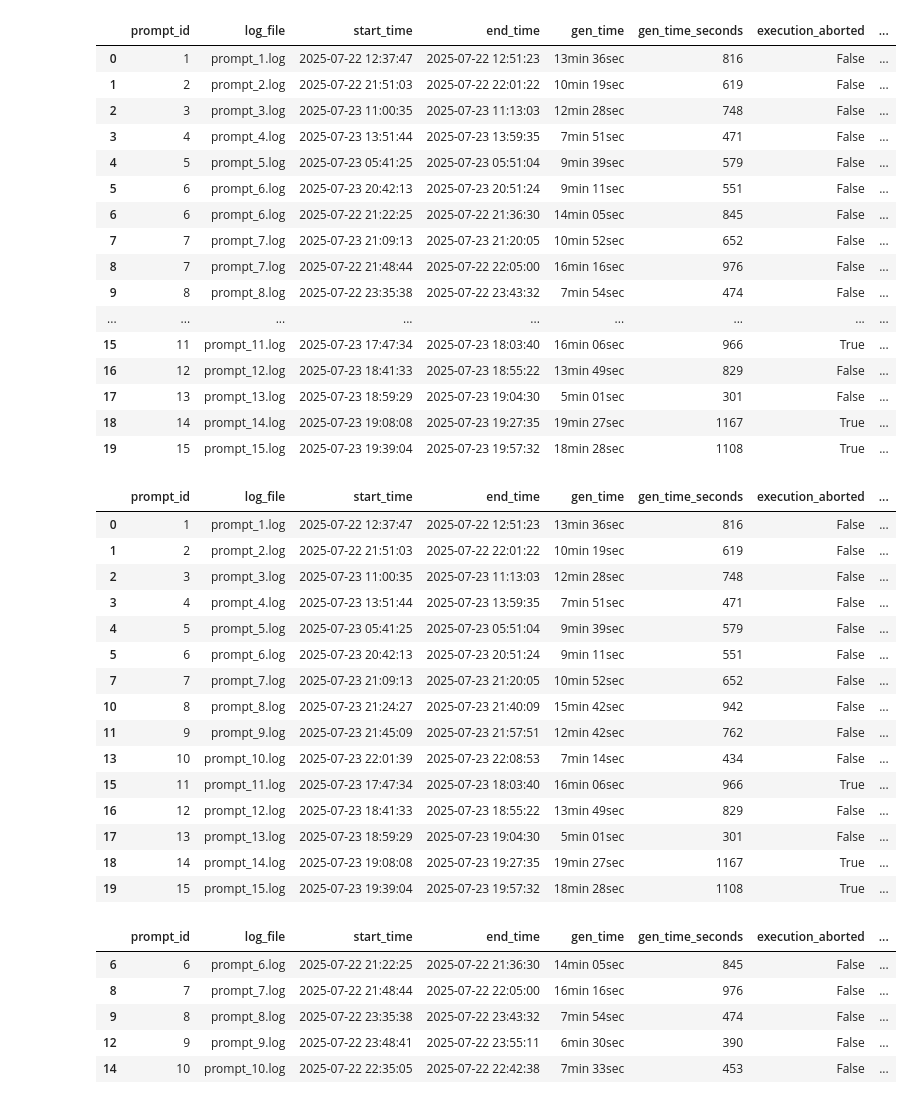
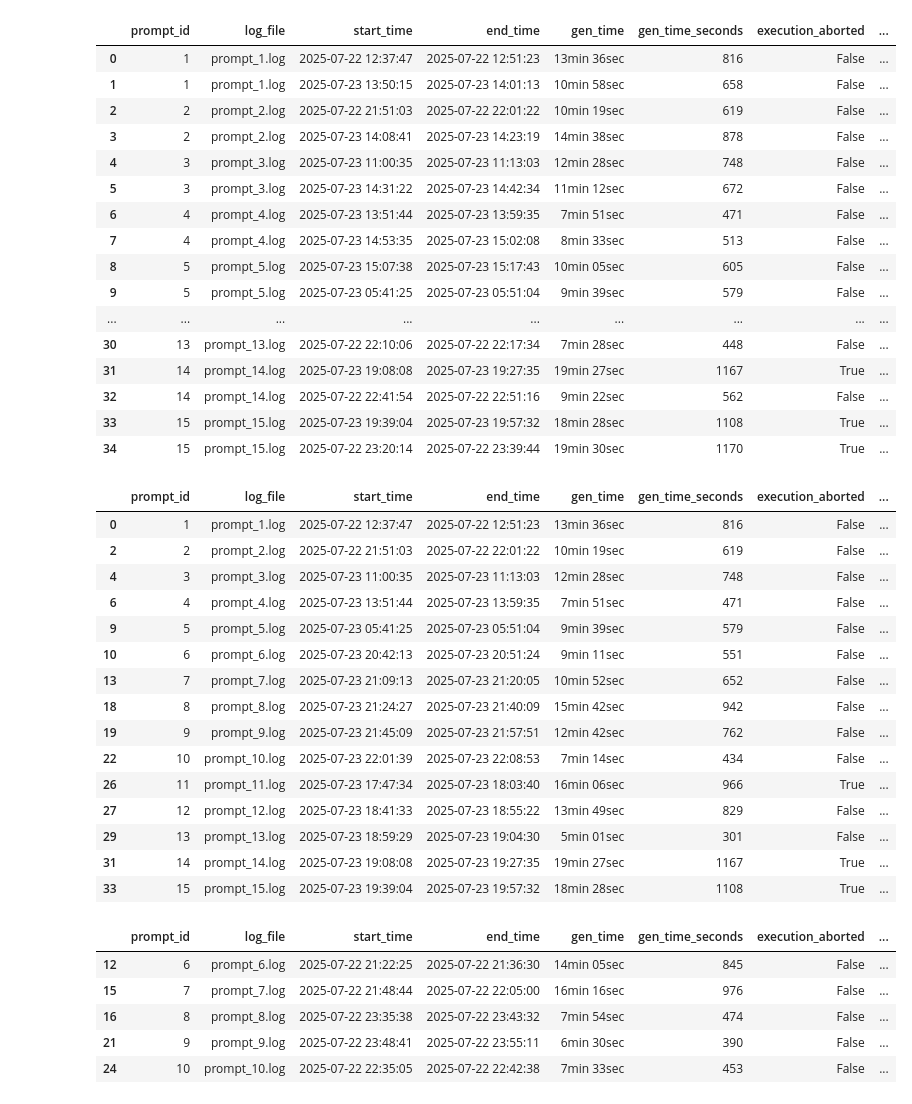
Before and after one commit to PratikNichite/app.build-eval-docs, a Jupyter notebook: analysis.ipynb, the cells around one changed output. Cells and saved outputs as stored; diff of their text form; code cells hidden in the pictures.

```diff
--- a/analysis.ipynb
+++ b/analysis.ipynb
@@ -3,52 +3,52 @@ import pandas as pd
 import re
 import matplotlib.pyplot as plt
 # %%
-data = pd.read_csv('data\\evaluations.csv', delimiter='|', dtype={"config": str})
+data = pd.read_csv('data//evaluations.csv', delimiter='|', dtype={"config": str})
 data
 # %% [output]
 |  | prompt_id | log_file | start_time | end_time | gen_time | gen_time_seconds | execution_aborted | ... |
 | 0 | 1 | prompt_1.log | 2025-07-22 12:37:47 | 2025-07-22 12:51:23 | 13min 36sec | 816 | False | ... |
-| 1 | 2 | prompt_2.log | 2025-07-22 21:51:03 | 2025-07-22 22:01:22 | 10min 19sec | 619 | False | ... |
-| 2 | 3 | prompt_3.log | 2025-07-23 11:00:35 | 2025-07-23 11:13:03 | 12min 28sec | 748 | False | ... |
-| 3 | 4 | prompt_4.log | 2025-07-23 13:51:44 | 2025-07-23 13:59:35 | 7min 51sec | 471 | False | ... |
-| 4 | 5 | prompt_5.log | 2025-07-23 05:41:25 | 2025-07-23 05:51:04 | 9min 39sec | 579 | False | ... |
-| 5 | 6 | prompt_6.log | 2025-07-23 20:42:13 | 2025-07-23 20:51:24 | 9min 11sec | 551 | False | ... |
-| 6 | 6 | prompt_6.log | 2025-07-22 21:22:25 | 2025-07-22 21:36:30 | 14min 05sec | 845 | False | ... |
-| 7 | 7 | prompt_7.log | 2025-07-23 21:09:13 | 2025-07-23 21:20:05 | 10min 52sec | 652 | False | ... |
-| 8 | 7 | prompt_7.log | 2025-07-22 21:48:44 | 2025-07-22 22:05:00 | 16min 16sec | 976 | False | ... |
-| 9 | 8 | prompt_8.log | 2025-07-22 23:35:38 | 2025-07-22 23:43:32 | 7min 54sec | 474 | False | ... |
+| 1 | 1 | prompt_1.log | 2025-07-23 13:50:15 | 2025-07-23 14:01:13 | 10min 58sec | 658 | False | ... |
+| 2 | 2 | prompt_2.log | 2025-07-22 21:51:03 | 2025-07-22 22:01:22 | 10min 19sec | 619 | False | ... |
+| 3 | 2 | prompt_2.log | 2025-07-23 14:08:41 | 2025-07-23 14:23:19 | 14min 38sec | 878 | False | ... |
+| 4 | 3 | prompt_3.log | 2025-07-23 11:00:35 | 2025-07-23 11:13:03 | 12min 28sec | 748 | False | ... |
+| 5 | 3 | prompt_3.log | 2025-07-23 14:31:22 | 2025-07-23 14:42:34 | 11min 12sec | 672 | False | ... |
+| 6 | 4 | prompt_4.log | 2025-07-23 13:51:44 | 2025-07-23 13:59:35 | 7min 51sec | 471 | False | ... |
+| 7 | 4 | prompt_4.log | 2025-07-23 14:53:35 | 2025-07-23 15:02:08 | 8min 33sec | 513 | False | ... |
+| 8 | 5 | prompt_5.log | 2025-07-23 15:07:38 | 2025-07-23 15:17:43 | 10min 05sec | 605 | False | ... |
+| 9 | 5 | prompt_5.log | 2025-07-23 05:41:25 | 2025-07-23 05:51:04 | 9min 39sec | 579 | False | ... |
 | ... | ... | ... | ... | ... | ... | ... | ... | ... |
-| 15 | 11 | prompt_11.log | 2025-07-23 17:47:34 | 2025-07-23 18:03:40 | 16min 06sec | 966 | True | ... |
-| 16 | 12 | prompt_12.log | 2025-07-23 18:41:33 | 2025-07-23 18:55:22 | 13min 49sec | 829 | False | ... |
-| 17 | 13 | prompt_13.log | 2025-07-23 18:59:29 | 2025-07-23 19:04:30 | 5min 01sec | 301 | False | ... |
-| 18 | 14 | prompt_14.log | 2025-07-23 19:08:08 | 2025-07-23 19:27:35 | 19min 27sec | 1167 | True | ... |
-| 19 | 15 | prompt_15.log | 2025-07-23 19:39:04 | 2025-07-23 19:57:32 | 18min 28sec | 1108 | True | ... |
+| 30 | 13 | prompt_13.log | 2025-07-22 22:10:06 | 2025-07-22 22:17:34 | 7min 28sec | 448 | False | ... |
+| 31 | 14 | prompt_14.log | 2025-07-23 19:08:08 | 2025-07-23 19:27:35 | 19min 27sec | 1167 | True | ... |
+| 32 | 14 | prompt_14.log | 2025-07-22 22:41:54 | 2025-07-22 22:51:16 | 9min 22sec | 562 | False | ... |
+| 33 | 15 | prompt_15.log | 2025-07-23 19:39:04 | 2025-07-23 19:57:32 | 18min 28sec | 1108 | True | ... |
+| 34 | 15 | prompt_15.log | 2025-07-22 23:20:14 | 2025-07-22 23:39:44 | 19min 30sec | 1170 | True | ... |
 # %%
 data_group = data.groupby('config')
 data_group.get_group("0111")
 # %% [output]
 |  | prompt_id | log_file | start_time | end_time | gen_time | gen_time_seconds | execution_aborted | ... |
 | 0 | 1 | prompt_1.log | 2025-07-22 12:37:47 | 2025-07-22 12:51:23 | 13min 36sec | 816 | False | ... |
-| 1 | 2 | prompt_2.log | 2025-07-22 21:51:03 | 2025-07-22 22:01:22 | 10min 19sec | 619 | False | ... |
-| 2 | 3 | prompt_3.log | 2025-07-23 11:00:35 | 2025-07-23 11:13:03 | 12min 28sec | 748 | False | ... |
-| 3 | 4 | prompt_4.log | 2025-07-23 13:51:44 | 2025-07-23 13:59:35 | 7min 51sec | 471 | False | ... |
-| 4 | 5 | prompt_5.log | 2025-07-23 05:41:25 | 2025-07-23 05:51:04 | 9min 39sec | 579 | False | ... |
-| 5 | 6 | prompt_6.log | 2025-07-23 20:42:13 | 2025-07-23 20:51:24 | 9min 11sec | 551 | False | ... |
-| 7 | 7 | prompt_7.log | 2025-07-23 21:09:13 | 2025-07-23 21:20:05 | 10min 52sec | 652 | False | ... |
-| 10 | 8 | prompt_8.log | 2025-07-23 21:24:27 | 2025-07-23 21:40:09 | 15min 42sec | 942 | False | ... |
-| 11 | 9 | prompt_9.log | 2025-07-23 21:45:09 | 2025-07-23 21:57:51 | 12min 42sec | 762 | False | ... |
-| 13 | 10 | prompt_10.log | 2025-07-23 22:01:39 | 2025-07-23 22:08:53 | 7min 14sec | 434 | False | ... |
-| 15 | 11 | prompt_11.log | 2025-07-23 17:47:34 | 2025-07-23 18:03:40 | 16min 06sec | 966 | True | ... |
-| 16 | 12 | prompt_12.log | 2025-07-23 18:41:33 | 2025-07-23 18:55:22 | 13min 49sec | 829 | False | ... |
-| 17 | 13 | prompt_13.log | 2025-07-23 18:59:29 | 2025-07-23 19:04:30 | 5min 01sec | 301 | False | ... |
-| 18 | 14 | prompt_14.log | 2025-07-23 19:08:08 | 2025-07-23 19:27:35 | 19min 27sec | 1167 | True | ... |
-| 19 | 15 | prompt_15.log | 2025-07-23 19:39:04 | 2025-07-23 19:57:32 | 18min 28sec | 1108 | True | ... |
+| 2 | 2 | prompt_2.log | 2025-07-22 21:51:03 | 2025-07-22 22:01:22 | 10min 19sec | 619 | False | ... |
+| 4 | 3 | prompt_3.log | 2025-07-23 11:00:35 | 2025-07-23 11:13:03 | 12min 28sec | 748 | False | ... |
+| 6 | 4 | prompt_4.log | 2025-07-23 13:51:44 | 2025-07-23 13:59:35 | 7min 51sec | 471 | False | ... |
+| 9 | 5 | prompt_5.log | 2025-07-23 05:41:25 | 2025-07-23 05:51:04 | 9min 39sec | 579 | False | ... |
+| 10 | 6 | prompt_6.log | 2025-07-23 20:42:13 | 2025-07-23 20:51:24 | 9min 11sec | 551 | False | ... |
+| 13 | 7 | prompt_7.log | 2025-07-23 21:09:13 | 2025-07-23 21:20:05 | 10min 52sec | 652 | False | ... |
+| 18 | 8 | prompt_8.log | 2025-07-23 21:24:27 | 2025-07-23 21:40:09 | 15min 42sec | 942 | False | ... |
+| 19 | 9 | prompt_9.log | 2025-07-23 21:45:09 | 2025-07-23 21:57:51 | 12min 42sec | 762 | False | ... |
+| 22 | 10 | prompt_10.log | 2025-07-23 22:01:39 | 2025-07-23 22:08:53 | 7min 14sec | 434 | False | ... |
+| 26 | 11 | prompt_11.log | 2025-07-23 17:47:34 | 2025-07-23 18:03:40 | 16min 06sec | 966 | True | ... |
+| 27 | 12 | prompt_12.log | 2025-07-23 18:41:33 | 2025-07-23 18:55:22 | 13min 49sec | 829 | False | ... |
+| 29 | 13 | prompt_13.log | 2025-07-23 18:59:29 | 2025-07-23 19:04:30 | 5min 01sec | 301 | False | ... |
+| 31 | 14 | prompt_14.log | 2025-07-23 19:08:08 | 2025-07-23 19:27:35 | 19min 27sec | 1167 | True | ... |
+| 33 | 15 | prompt_15.log | 2025-07-23 19:39:04 | 2025-07-23 19:57:32 | 18min 28sec | 1108 | True | ... |
 # %%
 data_group.get_group("1111")
 # %% [output]
 |  | prompt_id | log_file | start_time | end_time | gen_time | gen_time_seconds | execution_aborted | ... |
-| 6 | 6 | prompt_6.log | 2025-07-22 21:22:25 | 2025-07-22 21:36:30 | 14min 05sec | 845 | False | ... |
-| 8 | 7 | prompt_7.log | 2025-07-22 21:48:44 | 2025-07-22 22:05:00 | 16min 16sec | 976 | False | ... |
-| 9 | 8 | prompt_8.log | 2025-07-22 23:35:38 | 2025-07-22 23:43:32 | 7min 54sec | 474 | False | ... |
-| 12 | 9 | prompt_9.log | 2025-07-22 23:48:41 | 2025-07-22 23:55:11 | 6min 30sec | 390 | False | ... |
-| 14 | 10 | prompt_10.log | 2025-07-22 22:35:05 | 2025-07-22 22:42:38 | 7min 33sec | 453 | False | ... |
+| 12 | 6 | prompt_6.log | 2025-07-22 21:22:25 | 2025-07-22 21:36:30 | 14min 05sec | 845 | False | ... |
+| 15 | 7 | prompt_7.log | 2025-07-22 21:48:44 | 2025-07-22 22:05:00 | 16min 16sec | 976 | False | ... |
+| 16 | 8 | prompt_8.log | 2025-07-22 23:35:38 | 2025-07-22 23:43:32 | 7min 54sec | 474 | False | ... |
+| 21 | 9 | prompt_9.log | 2025-07-22 23:48:41 | 2025-07-22 23:55:11 | 6min 30sec | 390 | False | ... |
+| 24 | 10 | prompt_10.log | 2025-07-22 22:35:05 | 2025-07-22 22:42:38 | 7min 33sec | 453 | False | ... |
```
Also changed, not shown: parts of 6 cells of this notebook, 4 other files.
